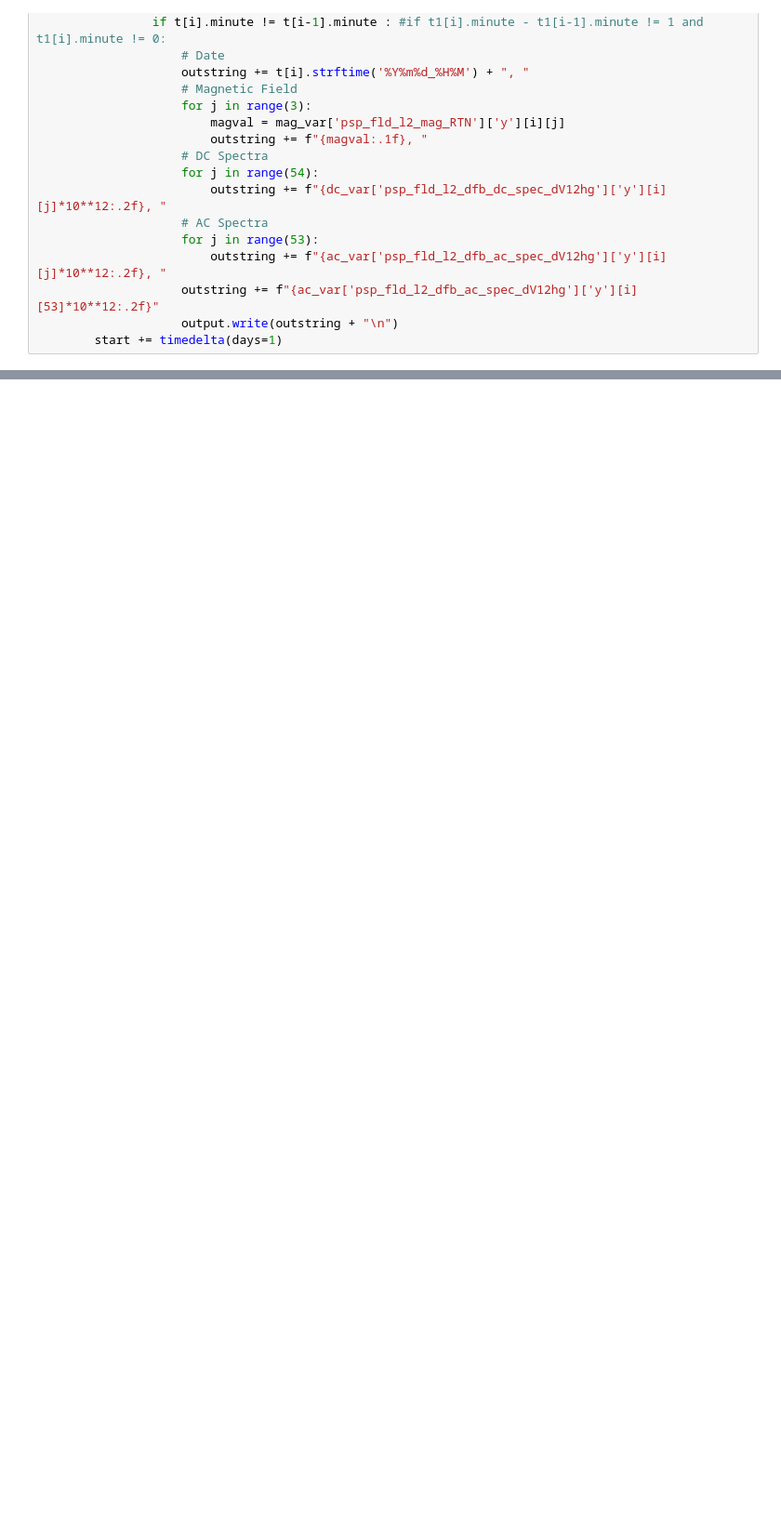
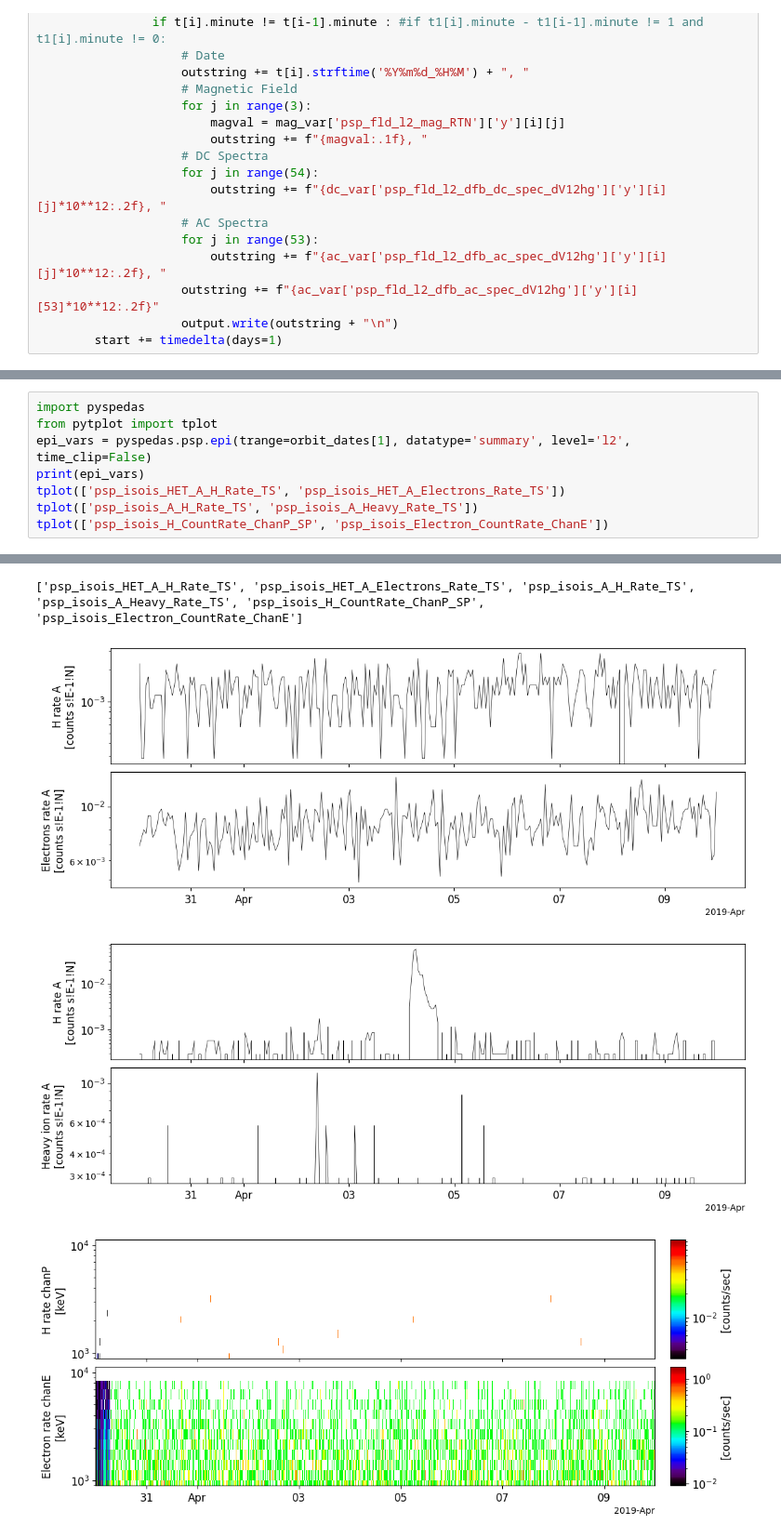
Before and after one commit to adamzhen/Project-Icarus-Official, a Jupyter notebook: pyspedas_data_analysis.ipynb, the cells around one changed output, grey strips where cells are left out. Shown at 93% size. Saved outputs shown, nothing was run; the diff lists cells and outputs as text; blank space fills up the shorter version.

```diff
--- a/pyspedas_data_analysis.ipynb
+++ b/pyspedas_data_analysis.ipynb
@@ -593,0 +700,9 @@ for orbit in range(STARTORBITS, NUMORBITS+1):
+# %%
+import pyspedas
+from pytplot import tplot
+epi_vars = pyspedas.psp.epi(trange=orbit_dates[1], datatype='summary', level='l2', time_clip=False)
+print(epi_vars)
+tplot(['psp_isois_HET_A_H_Rate_TS', 'psp_isois_HET_A_Electrons_Rate_TS'])
+tplot(['psp_isois_A_H_Rate_TS', 'psp_isois_A_Heavy_Rate_TS'])
+tplot(['psp_isois_H_CountRate_ChanP_SP', 'psp_isois_Electron_CountRate_ChanE'])
+# %% [output]
@@ -593,0 +726,4 @@ for orbit in range(STARTORBITS, NUMORBITS+1):
+['psp_isois_HET_A_H_Rate_TS', 'psp_isois_HET_A_Electrons_Rate_TS', 'psp_isois_A_H_Rate_TS', 'psp_isois_A_Heavy_Rate_TS', 'psp_isois_H_CountRate_ChanP_SP', 'psp_isois_Electron_CountRate_ChanE']
+[figure, added]
+[figure, added]
+[figure, added]
```
Also changed, not shown: parts of 9 cells of this notebook.
